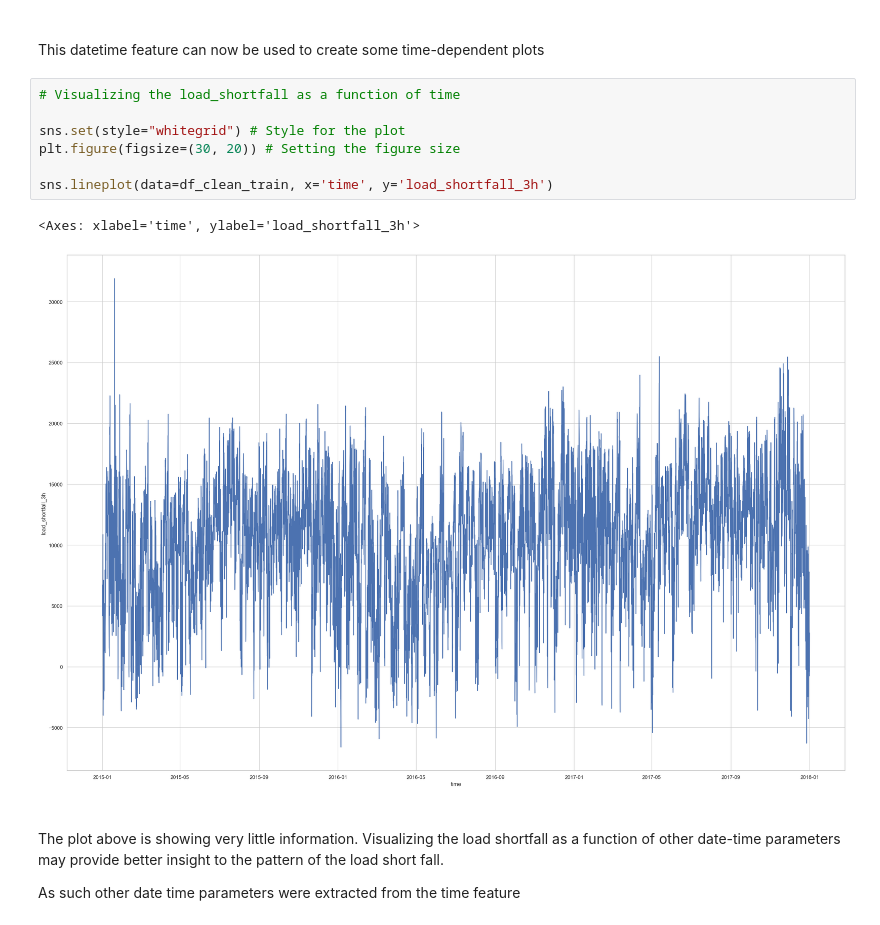
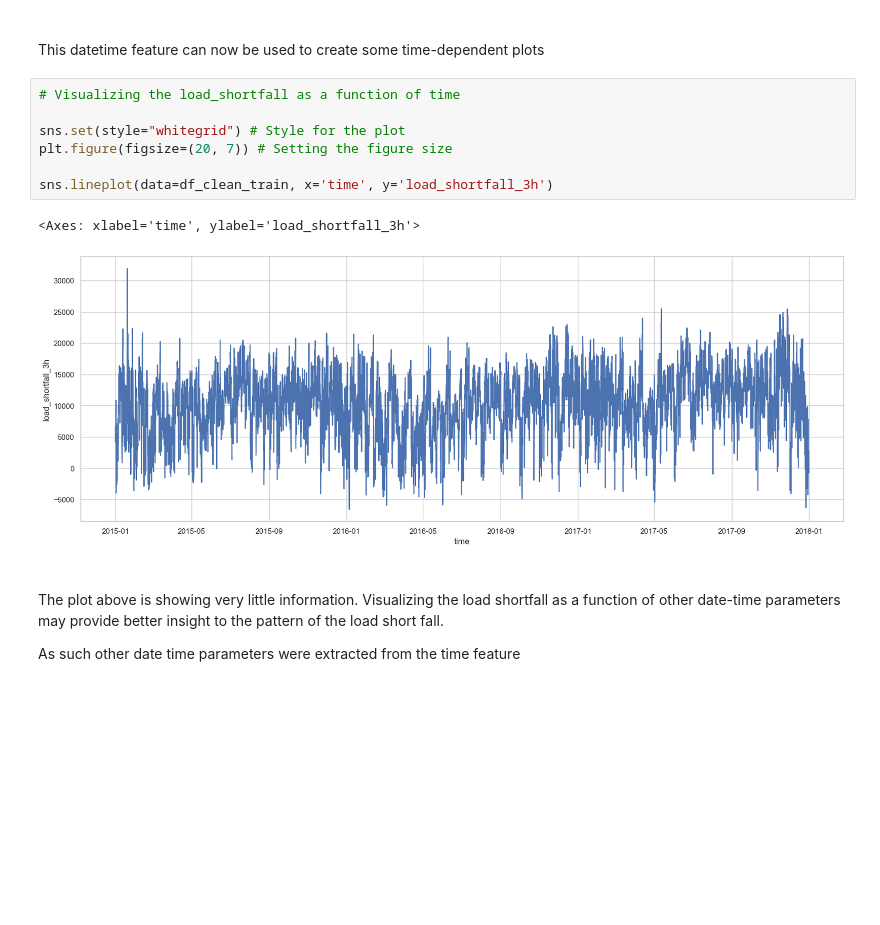
Before and after one commit to YinkaOlusola/Energy_Demand_Shortfall_Prediction-Advanced_Regression, a Jupyter notebook: project_notebook.ipynb, the cells around one changed output. Cells and saved outputs as stored; diff of their text form; blank space fills up the shorter version.

```diff
--- a/project_notebook.ipynb
+++ b/project_notebook.ipynb
@@ -466,13 +466,13 @@ This datetime feature can now be used to create some time-dependent plots
 # %%
 # Visualizing the load_shortfall as a function of time
 
 sns.set(style="whitegrid") # Style for the plot
-plt.figure(figsize=(30, 20)) # Setting the figure size
+plt.figure(figsize=(20, 7)) # Setting the figure size
 
 sns.lineplot(data=df_clean_train, x='time', y='load_shortfall_3h')
 # %% [output]
 <Axes: xlabel='time', ylabel='load_shortfall_3h'>
-[figure, old version]
+[figure, new version]
 # %% [markdown]
 <br>
 
```
Also changed, not shown: parts of 20 cells of this notebook.
